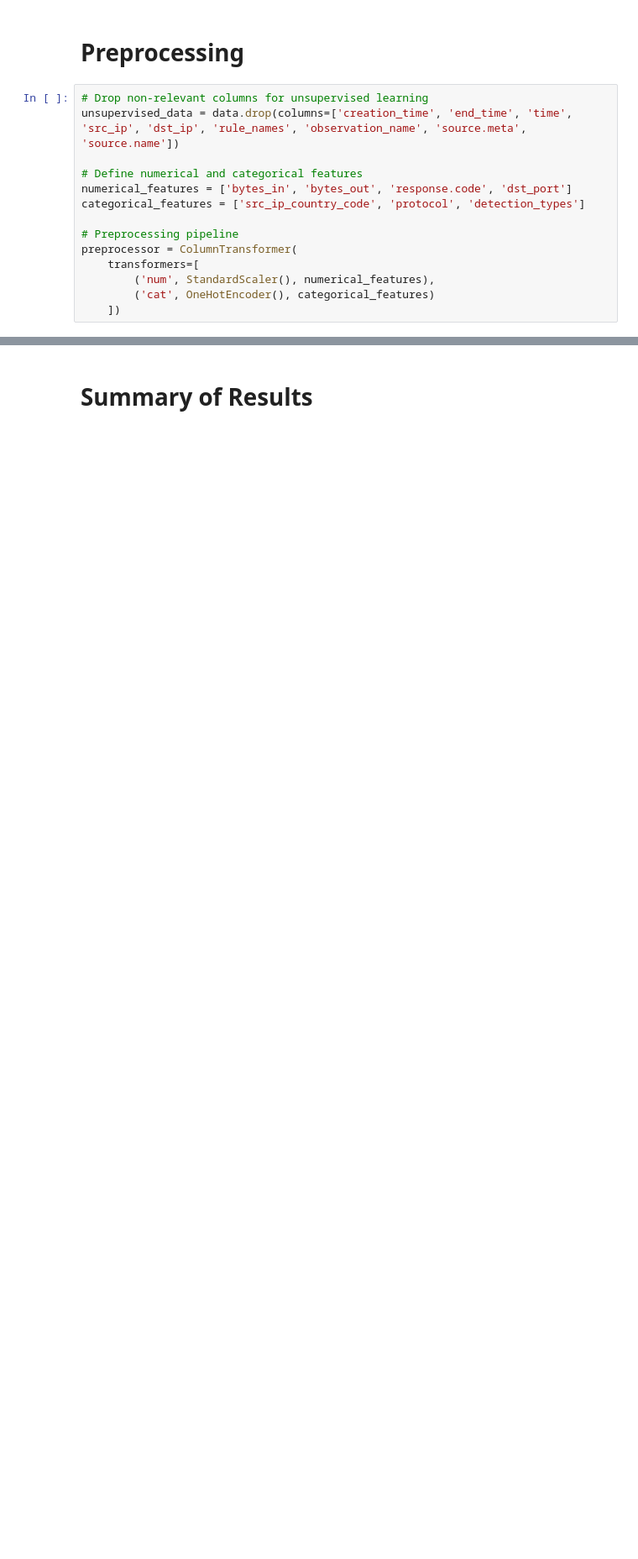
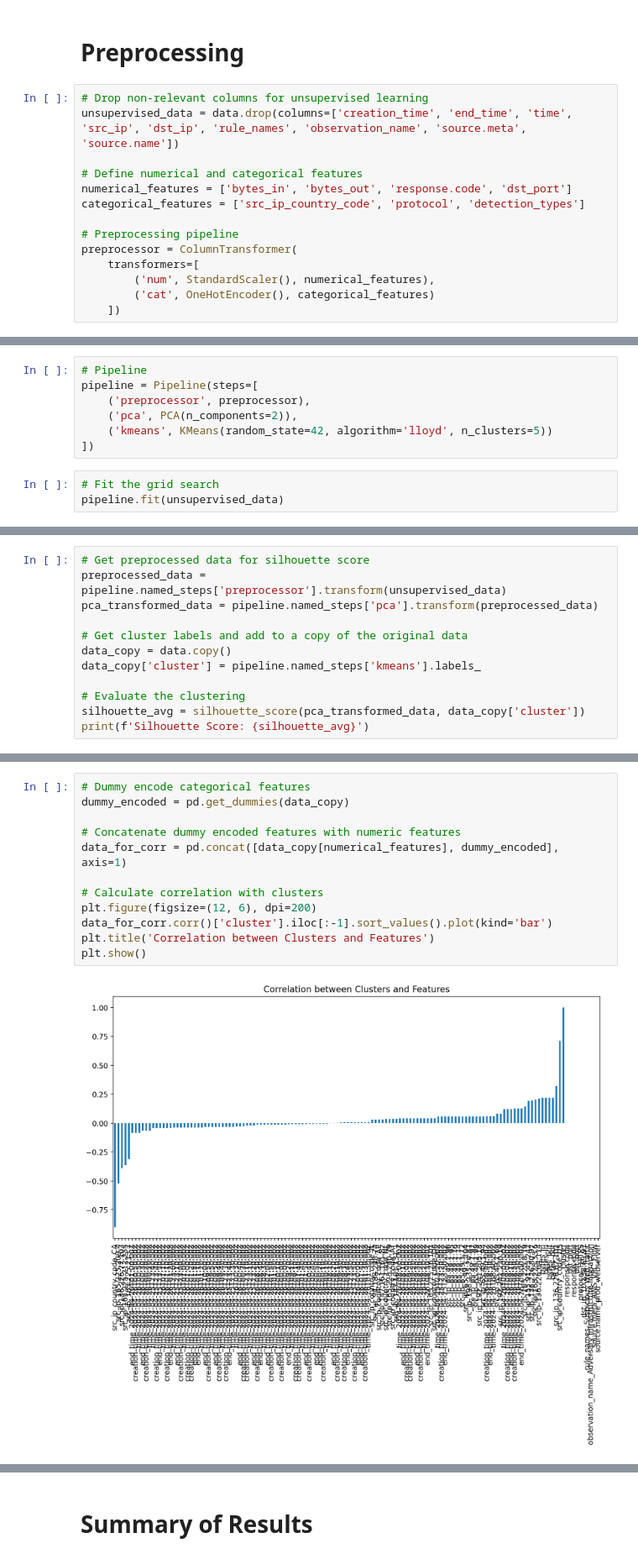
Before and after one commit to Misklean/ftml_project_2025, a Jupyter notebook: Exercice7/Exercice_7.ipynb, the cells around one changed output, grey strips where cells are left out. Shown at 84% size. Drawn from its saved outputs; the diff is of its cells as text; blank space fills up the shorter version.

```diff
--- a/Exercice7/Exercice_7.ipynb
+++ b/Exercice7/Exercice_7.ipynb
@@ -225,0 +420,10 @@ plt.show()
+# %%
+# Pipeline
+pipeline = Pipeline(steps=[
+    ('preprocessor', preprocessor),
+    ('pca', PCA(n_components=2)),
+    ('kmeans', KMeans(random_state=42, algorithm='lloyd', n_clusters=5))
+])
+# %%
+# Fit the grid search
+pipeline.fit(unsupervised_data)
@@ -225,0 +442,12 @@ plt.show()
+# %%
+# Get preprocessed data for silhouette score
+preprocessed_data = pipeline.named_steps['preprocessor'].transform(unsupervised_data)
+pca_transformed_data = pipeline.named_steps['pca'].transform(preprocessed_data)
+
+# Get cluster labels and add to a copy of the original data
+data_copy = data.copy()
+data_copy['cluster'] = pipeline.named_steps['kmeans'].labels_
+
+# Evaluate the clustering
+silhouette_avg = silhouette_score(pca_transformed_data, data_copy['cluster'])
+print(f'Silhouette Score: {silhouette_avg}')
@@ -225,0 +456,14 @@ plt.show()
+# %%
+# Dummy encode categorical features
+dummy_encoded = pd.get_dummies(data_copy)
+
+# Concatenate dummy encoded features with numeric features
+data_for_corr = pd.concat([data_copy[numerical_features], dummy_encoded], axis=1)
+
+# Calculate correlation with clusters
+plt.figure(figsize=(12, 6), dpi=200)
+data_for_corr.corr()['cluster'].iloc[:-1].sort_values().plot(kind='bar')
+plt.title('Correlation between Clusters and Features')
+plt.show()
+# %% [output]
+[figure, added]
```
Also changed, not shown: parts of 32 cells of this notebook, 2 other files.
